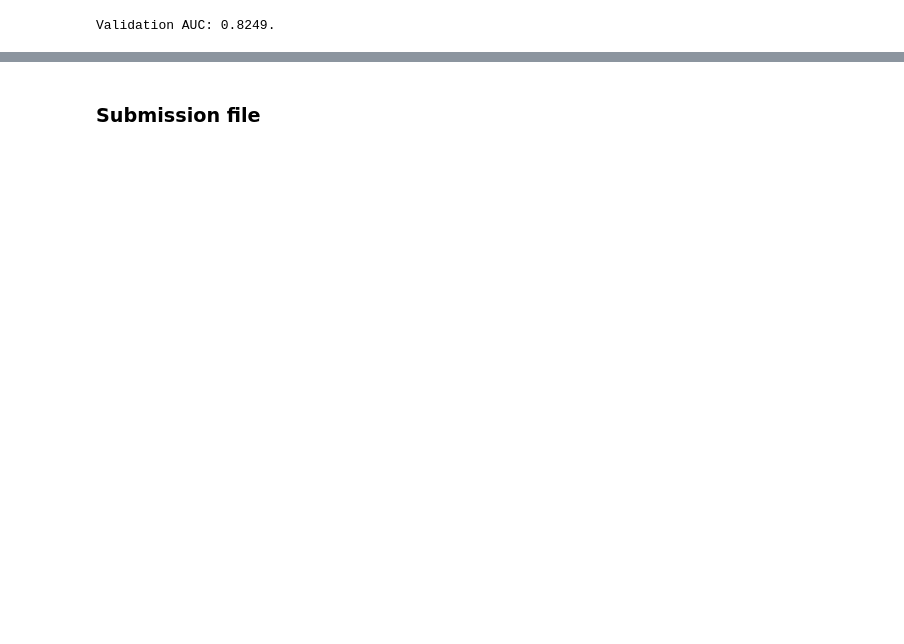
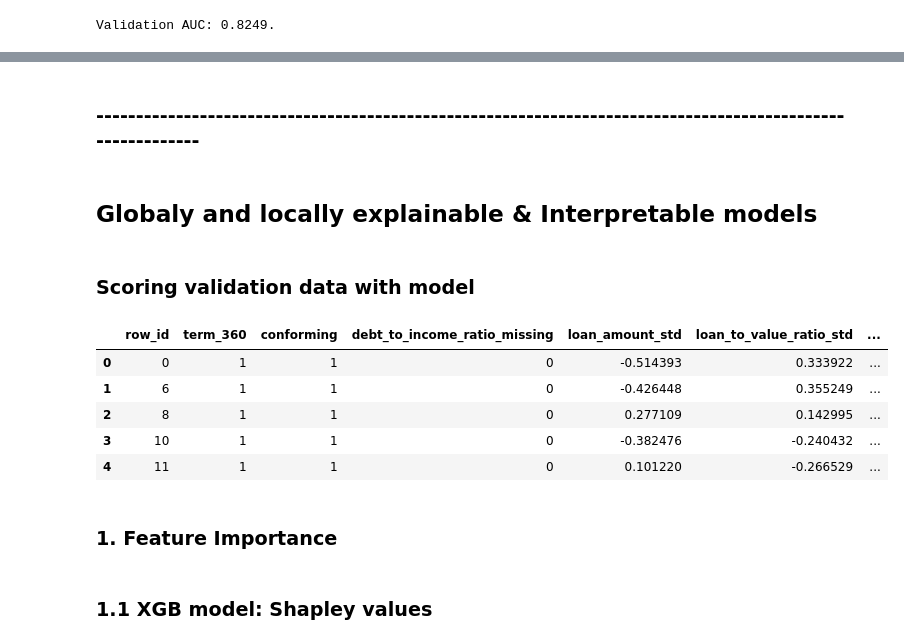
Before and after one commit to hshehjue/Data_Mining_Project, a Jupyter notebook: Explainable ML_1/Loan_Boost.ipynb, the cells around one changed output, grey strips where cells are left out. Saved outputs shown, nothing was run; the diff lists cells and outputs as text; code cells hidden in the pictures; blank space fills up the shorter version.

```diff
--- a/Explainable ML_1/Loan_Boost.ipynb
+++ b/Explainable ML_1/Loan_Boost.ipynb
@@ -369,2 +378,2 @@ Validation AUC: 0.8249.
 # %% [markdown]
-### Submission file
+### -----------------------------------------------------------------------------------------------------------
@@ -373,0 +380,19 @@ best_mxgb_submit.to_csv('Group7_EBM.csv', index=False)
+# %% [markdown]
+## Globaly and locally explainable & Interpretable models
+# %% [markdown]
+### Scoring validation data with model
+# %%
+best_mxgb_phat = pd.DataFrame(best_mxgb.predict(dvalid, iteration_range=(0, best_mxgb.best_ntree_limit)), columns=['phat'])
+best_mxgb_phat = pd.concat([valid[["row_id"] + x_names].reset_index(drop=True), best_mxgb_phat], axis=1)
+best_mxgb_phat.head()
+# %% [output]
+|  | row_id | term_360 | conforming | debt_to_income_ratio_missing | loan_amount_std | loan_to_value_ratio_std | ... |
+| 0 | 0 | 1 | 1 | 0 | -0.514393 | 0.333922 | ... |
+| 1 | 6 | 1 | 1 | 0 | -0.426448 | 0.355249 | ... |
+| 2 | 8 | 1 | 1 | 0 | 0.277109 | 0.142995 | ... |
+| 3 | 10 | 1 | 1 | 0 | -0.382476 | -0.240432 | ... |
+| 4 | 11 | 1 | 1 | 0 | 0.101220 | -0.266529 | ... |
+# %% [markdown]
+### 1. Feature Importance
+# %% [markdown]
+### 1.1 XGB model: Shapley values
```
Also changed, not shown: parts of 43 cells of this notebook.
